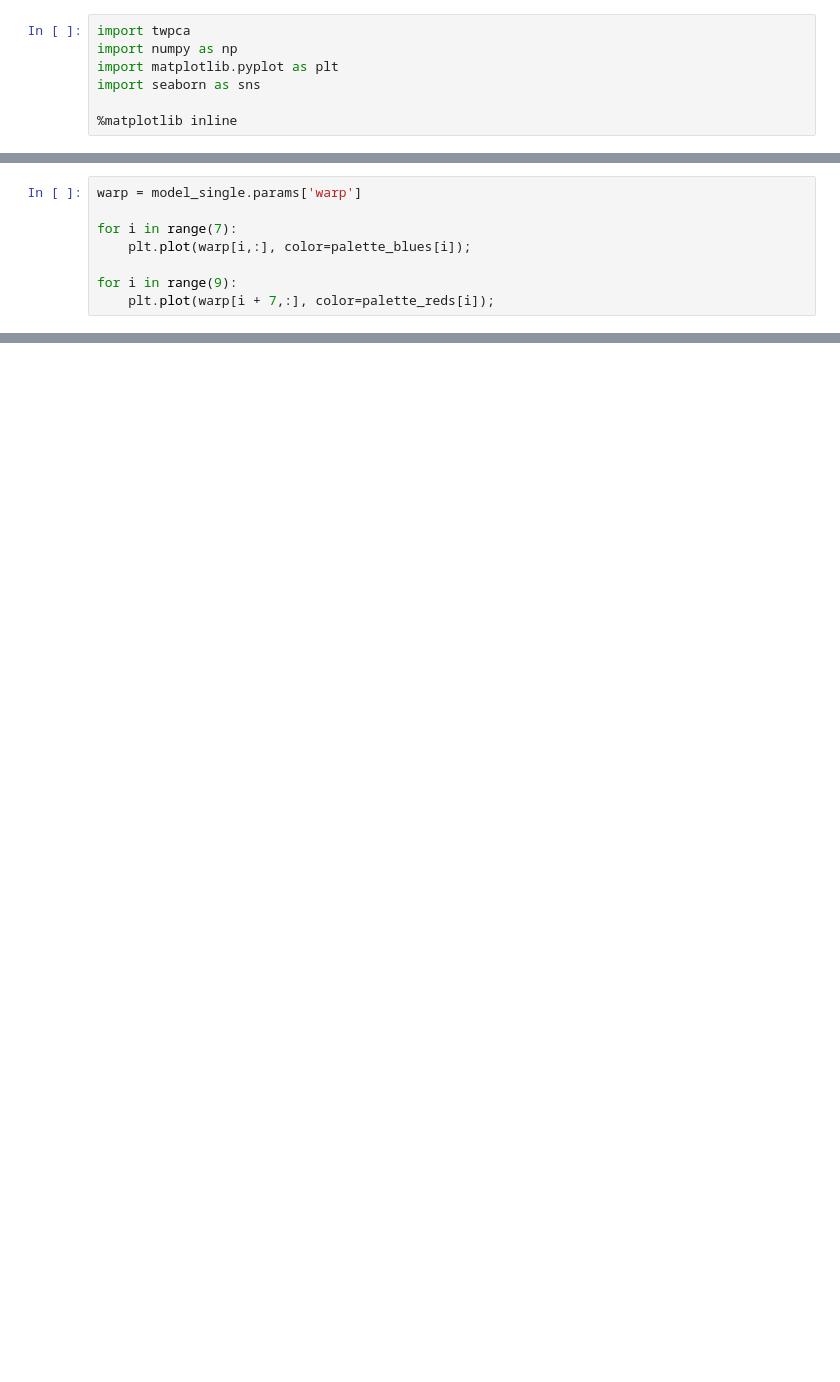
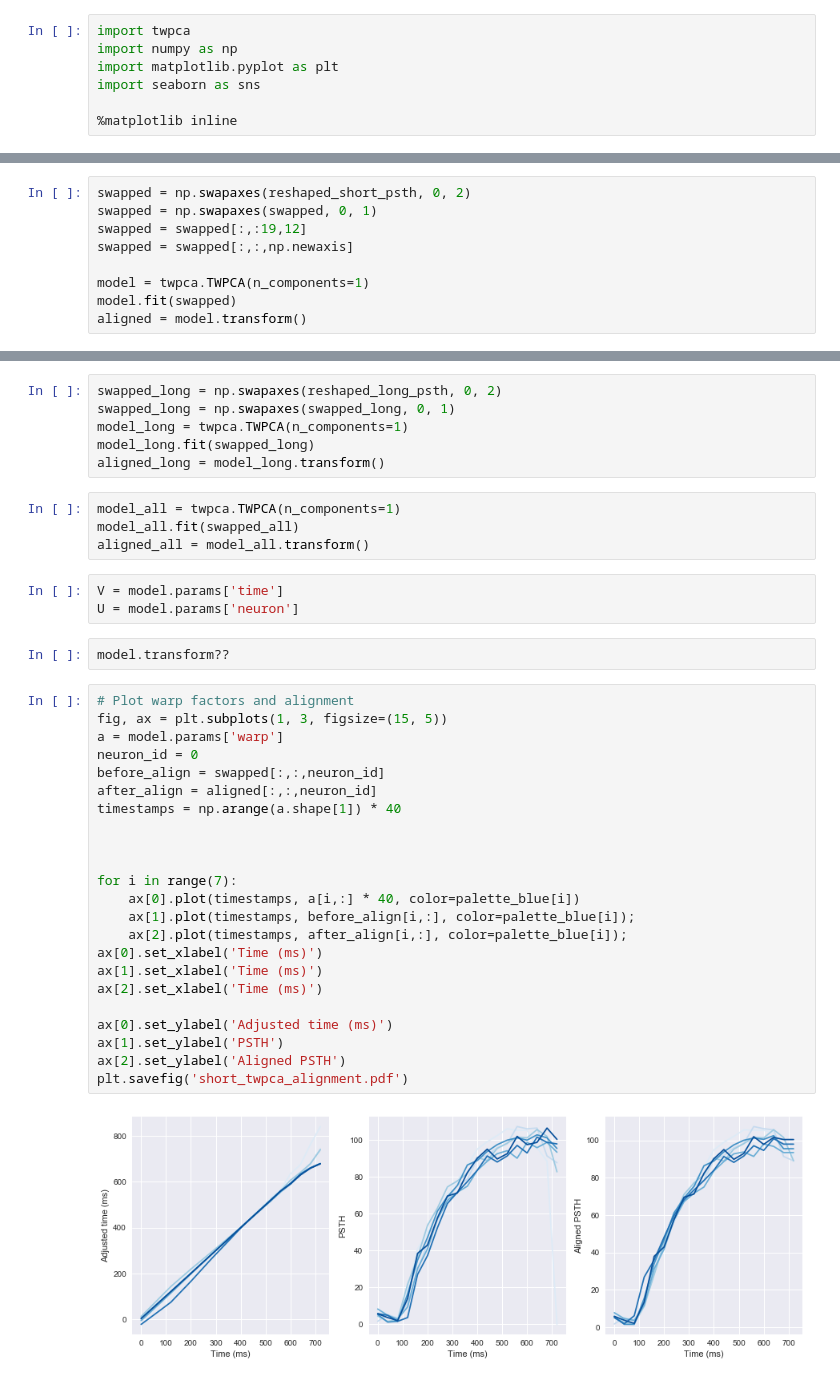
Before and after one commit to lmn93beo/twPCA-Neural-Analysis, a Jupyter notebook: twpca_neural_analysis.ipynb, the cells around one changed output, grey strips where cells are left out. Saved outputs shown, nothing was run; the diff lists cells and outputs as text; blank space fills up the shorter version.

```diff
--- a/twpca_neural_analysis.ipynb
+++ b/twpca_neural_analysis.ipynb
@@ -181,8 +54,0 @@ aligned_single = model_single.transform()
-# %%
-warp = model_single.params['warp']
-
-for i in range(7):
-    plt.plot(warp[i,:], color=palette_blues[i]);
-
-for i in range(9):
-    plt.plot(warp[i + 7,:], color=palette_reds[i]);
@@ -259,0 +59,9 @@ IndexError: index 12 is out of bounds for axis 2 with size 1
+# %%
+swapped = np.swapaxes(reshaped_short_psth, 0, 2)
+swapped = np.swapaxes(swapped, 0, 1)
+swapped = swapped[:,:19,12]
+swapped = swapped[:,:,np.newaxis]
+
+model = twpca.TWPCA(n_components=1)
+model.fit(swapped)
+aligned = model.transform()
@@ -259,0 +76,40 @@ IndexError: index 12 is out of bounds for axis 2 with size 1
+# %%
+swapped_long = np.swapaxes(reshaped_long_psth, 0, 2)
+swapped_long = np.swapaxes(swapped_long, 0, 1)
+model_long = twpca.TWPCA(n_components=1)
+model_long.fit(swapped_long)
+aligned_long = model_long.transform()
+# %%
+model_all = twpca.TWPCA(n_components=1)
+model_all.fit(swapped_all)
+aligned_all = model_all.transform()
+# %%
+V = model.params['time']
+U = model.params['neuron']
+# %%
+model.transform??
+# %%
+# Plot warp factors and alignment
+fig, ax = plt.subplots(1, 3, figsize=(15, 5))
+a = model.params['warp']
+neuron_id = 0
+before_align = swapped[:,:,neuron_id]
+after_align = aligned[:,:,neuron_id]
+timestamps = np.arange(a.shape[1]) * 40
+
+
+
+for i in range(7):
+    ax[0].plot(timestamps, a[i,:] * 40, color=palette_blue[i])
+    ax[1].plot(timestamps, before_align[i,:], color=palette_blue[i]);
+    ax[2].plot(timestamps, after_align[i,:], color=palette_blue[i]);
+ax[0].set_xlabel('Time (ms)')
+ax[1].set_xlabel('Time (ms)')
+ax[2].set_xlabel('Time (ms)')
+
+ax[0].set_ylabel('Adjusted time (ms)')
+ax[1].set_ylabel('PSTH')
+ax[2].set_ylabel('Aligned PSTH')
+plt.savefig('short_twpca_alignment.pdf')
+# %% [output]
+[figure, added]
```
Also changed, not shown: parts of 58 cells of this notebook.
